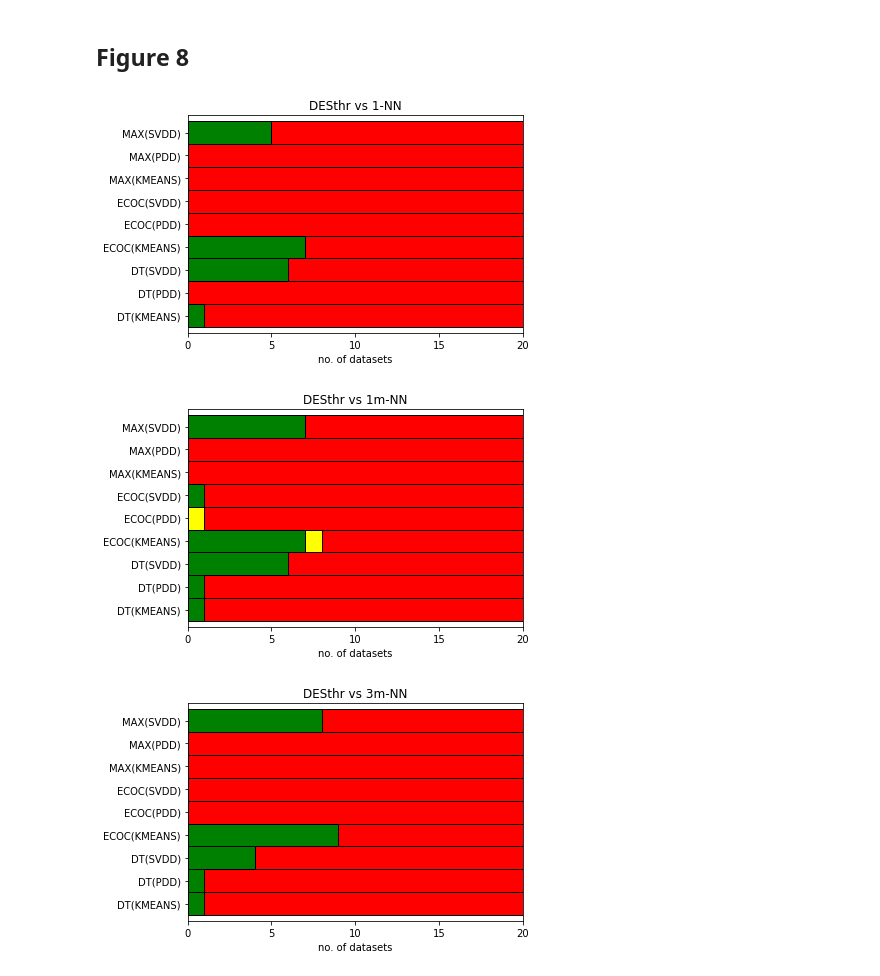
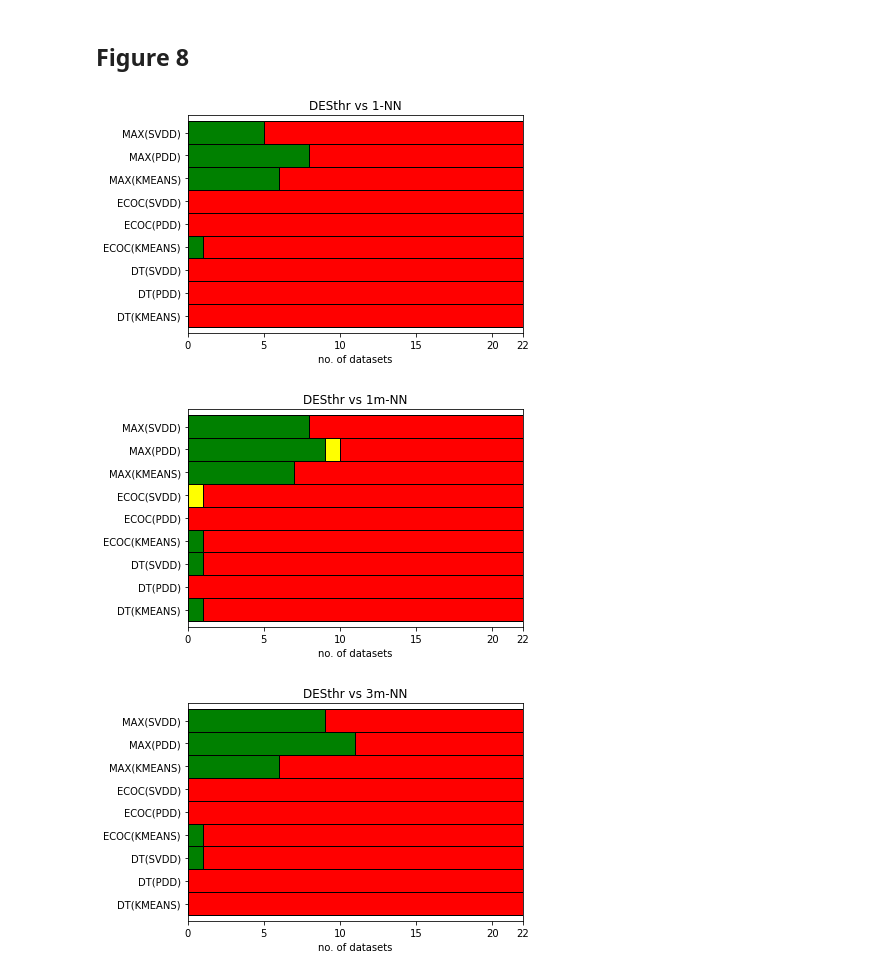
Before and after one commit to las33/MCSProject, a Jupyter notebook: Charts.ipynb, the cells around one changed output. Cells and saved outputs as stored; diff of their text form; code cells hidden in the pictures.

Commit message:
Update charts for Experiment 2 and generate charts for Experiment 3

```diff
--- a/Charts.ipynb
+++ b/Charts.ipynb
@@ -5,8 +6,12 @@ import matplotlib as plt
 # %%
 datasets = ["Auslan", "Autos", "Car", "Cleveland", "Dermatology", "Ecoli", "Flare", "Glass", "Isolet", "Led7digit", "Letter-2", "Lymphography", "Nursery", "Page-blocks", "Penbased", "Satimage", "Segment", "Shuttle", "Vehicle", "Vowel", "Yeast", "Zoo"]
-excluded_datasets = ["Ecoli", "Lymphography"]
+excluded_datasets = ['Letter-2']
 
 datasets = [dataset for dataset in datasets if dataset not in excluded_datasets]
+
+datasets_gte_7 = ['Ecoli', 'Led7digit', 'Penbased', 'Satimage', 'Segment', 'Shuttle', 'Vowel', 'Yeast', 'Zoo', 'Isolet', 'Letter-2', 'Auslan']
+datasets_gte_7 = [dataset for dataset in datasets_gte_7 if dataset not in excluded_datasets]
+datasets_lt_7 = [dataset for dataset in datasets if dataset not in datasets_gte_7]
 
 results_folder = 'results'
 experiment_1 = 'Experiment1'
@@ -17,6 +22,10 @@ metrics_folder = 'Metrics'
 base_classifiers = ['svdd', 'parzen', 'kmeans']
 aggregators = ['max_agg', 'decision_templates_agg', 'ecoc_agg']
 techniques = ['des', 'desthr']
+occ_strategies = ['ovo', 'ova']
+occ_classifiers = ['svc', 'tree']
+
+majority_agg = 'majority_agg'
 
 accuracy = 'accuracy'
 kappa = 'kappa'
@@ -63,6 +87,7 @@ def win_tie_loss_parser(value):
 def gen_k_win_tie_loss(k, classifiers, aggs, dataset_names):
     global results_folder
     global experiment_1
+    global experiment_2
     global metrics_folder
     global accuracy
 
@@ -72,6 +97,7 @@ def gen_k_win_tie_loss(k, classifiers, aggs, dataset_names):
     for base_classifier in classifiers:
         for aggregator in aggs:
             techniques.append('{}_{}_{}'.format(base_classifier, aggregator, desthr))
+    techniques.sort()
 
     main_df = pd.DataFrame({'Technique': techniques})
 
@@ -87,6 +113,9 @@ def gen_k_win_tie_loss(k, classifiers, aggs, dataset_names):
         kwargs = {k_name : lambda x: filtered_ex2.iloc[0]['mean']}
         final_df = filtered_ex1.assign(**kwargs)
         final_df['W/T/L'] = final_df['mean'] - final_df[k_name]
+
+        final_df.sort_values(by='Technique', inplace=True)
+        final_df = final_df.reset_index(drop=True)
         main_df[dataset] = final_df['W/T/L'].apply(lambda x: win_tie_loss_parser(x))
 
     main_df['Wins'] = main_df[main_df[dataset_names] == 'W'].count(axis=1)
@@ -95,7 +124,7 @@ def gen_k_win_tie_loss(k, classifiers, aggs, dataset_names):
 
     return main_df
 # %%
-def knn_win_tie_loss_plot(df, title, xticks=[0, 5, 10, 15, 20], xlim=(0, 20)):
+def knn_win_tie_loss_plot(df, title, xticks=[0, 5, 10, 15, 20, 22], xlim=(0, 22)):
     global techniques_formatted
     global results_folder
     global experiment_2
@@ -115,16 +144,19 @@ def knn_win_tie_loss_plot(df, title, xticks=[0, 5, 10, 15, 20], xlim=(0, 20)):
     fig.savefig('{}/{}/{}.png'.format(results_folder, experiment_2, title), format='png', dpi=1000, bbox_inches='tight')
 # %%
 df_k0 = gen_k_win_tie_loss(0, base_classifiers, aggregators, datasets)
+df_k0.to_csv('{}/{}/{}.csv'.format(results_folder, experiment_2, 'DESthr vs 1-NN'), index=False)
 knn_win_tie_loss_plot(df_k0, 'DESthr vs 1-NN')
 # %% [output]
-[figure, old version]
+[figure, new version]
 # %%
 df_k1 = gen_k_win_tie_loss(1, base_classifiers, aggregators, datasets)
+df_k1.to_csv('{}/{}/{}.csv'.format(results_folder, experiment_2, 'DESthr vs 1m-NN'), index=False)
 knn_win_tie_loss_plot(df_k1, 'DESthr vs 1m-NN')
 # %% [output]
-[figure, old version]
+[figure, new version]
 # %%
 df_k3 = gen_k_win_tie_loss(3, base_classifiers, aggregators, datasets)
+df_k3.to_csv('{}/{}/{}.csv'.format(results_folder, experiment_2, 'DESthr vs 3m-NN'), index=False)
 knn_win_tie_loss_plot(df_k3, 'DESthr vs 3m-NN')
 # %% [output]
-[figure, old version]
+[figure, new version]
```
Also changed, not shown: parts of 14 cells of this notebook, 12 other files.
